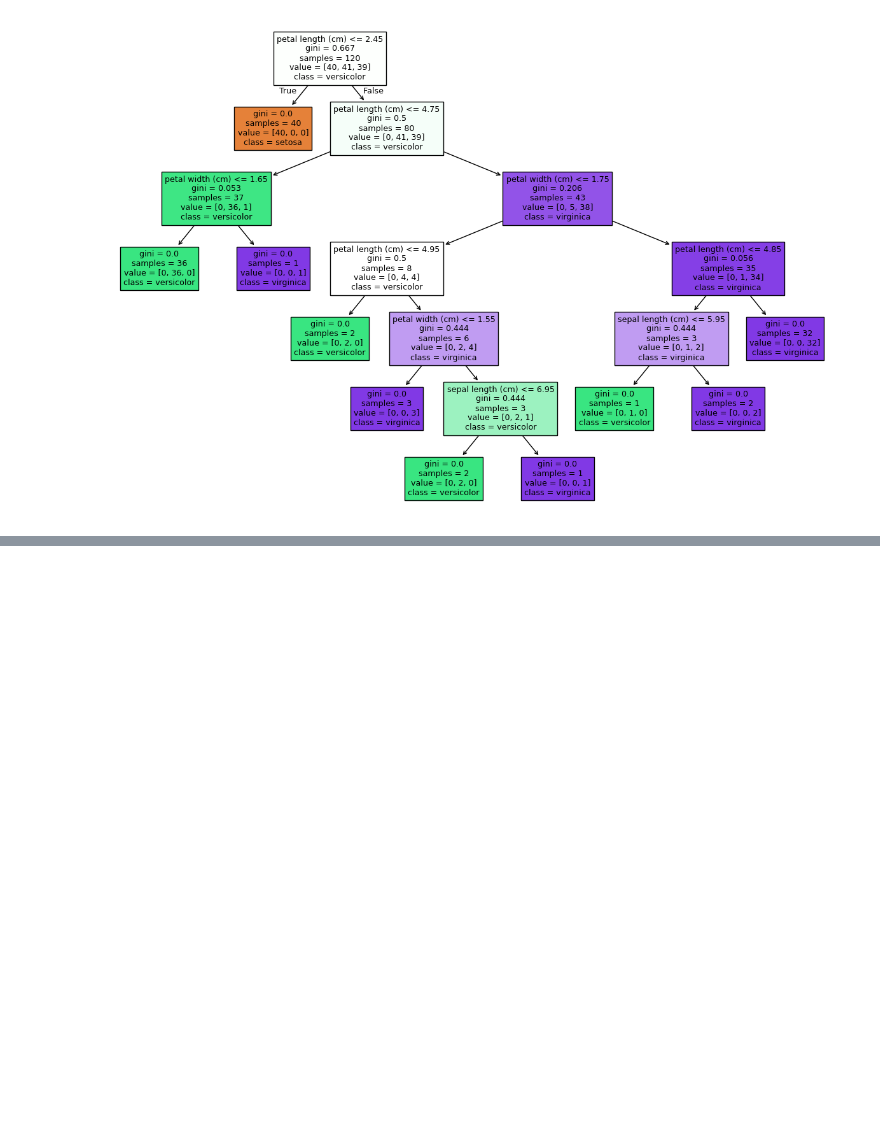
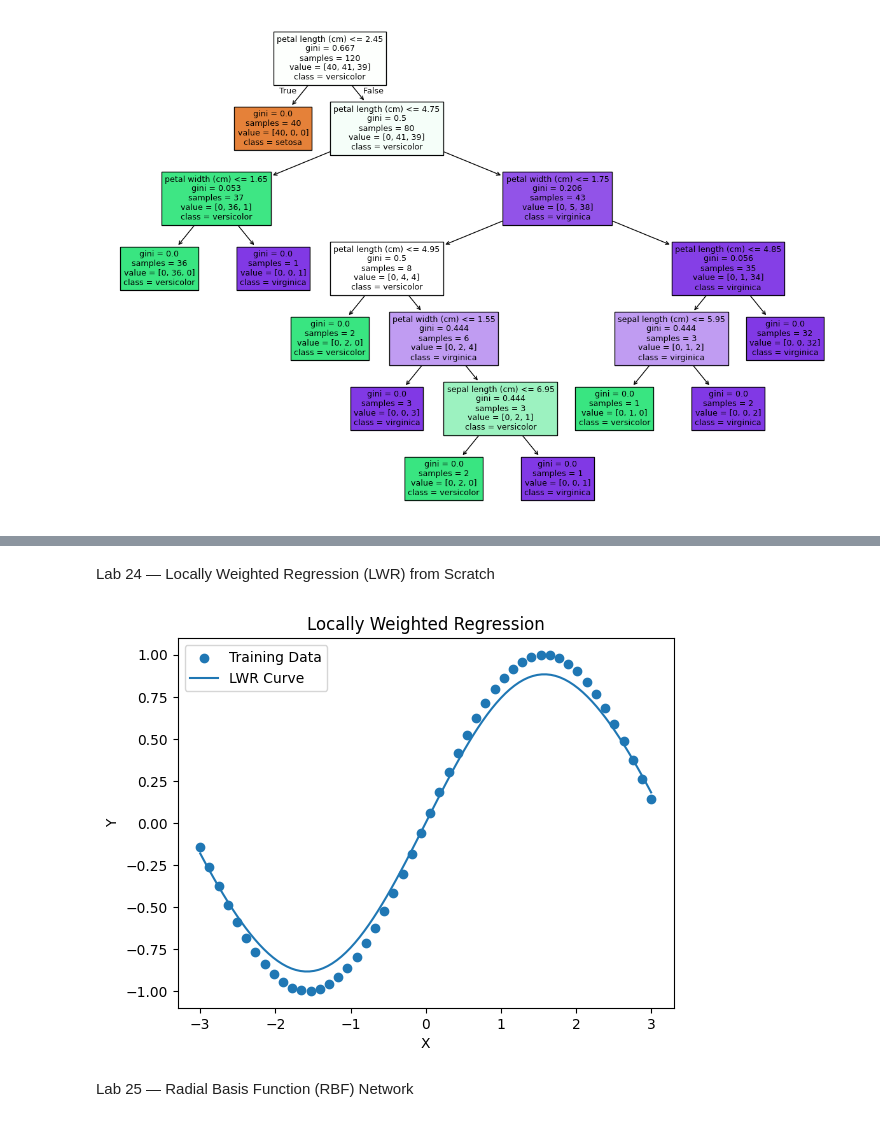
Before and after one commit to KaveyaEzhil/Machine-Learning, a Jupyter notebook: ML_ITA0613.ipynb, the cells around one changed output, grey strips where cells are left out. Drawn from its saved outputs; the diff is of its cells as text; code cells hidden in the pictures; blank space fills up the shorter version.

```diff
--- a/ML_ITA0613.ipynb
+++ b/ML_ITA0613.ipynb
@@ -296,0 +1617,59 @@ Accuracy: 1.0
+# %% [markdown]
+Lab 24 — Locally Weighted Regression (LWR) from Scratch
+# %%
+import numpy as np
+import matplotlib.pyplot as plt
+
+# Training data
+x = np.linspace(-3, 3, 50)
+y = np.sin(x)
+
+# Add bias term
+X = np.column_stack((np.ones(len(x)), x))
+
+# Bandwidth value
+tau = 0.5
+
+
+# Locally Weighted Regression function
+def lwr(query):
+
+    # Calculate Gaussian weights
+    w = np.exp(-(x - query) ** 2 / (2 * tau ** 2))
+
+    # Create diagonal weight matrix
+    W = np.diag(w)
+
+    # Calculate local linear model
+    theta = np.linalg.pinv(X.T @ W @ X) @ X.T @ W @ y
+
+    # Predict value
+    prediction = theta[0] + theta[1] * query
+
+    return prediction
+
+
+# Query points for prediction
+x_test = np.linspace(-3, 3, 100)
+
+# Store predictions
+y_pred = []
+
+for q in x_test:
+    y_pred.append(lwr(q))
+
+
+# Plot results
+plt.scatter(x, y, label="Training Data")
+plt.plot(x_test, y_pred, label="LWR Curve")
+
+plt.xlabel("X")
+plt.ylabel("Y")
+plt.title("Locally Weighted Regression")
+plt.legend()
+
+plt.show()
+# %% [output]
+[figure, added]
+# %% [markdown]
+Lab 25 — Radial Basis Function (RBF) Network
```
Also changed, not shown: parts of 73 cells of this notebook.
